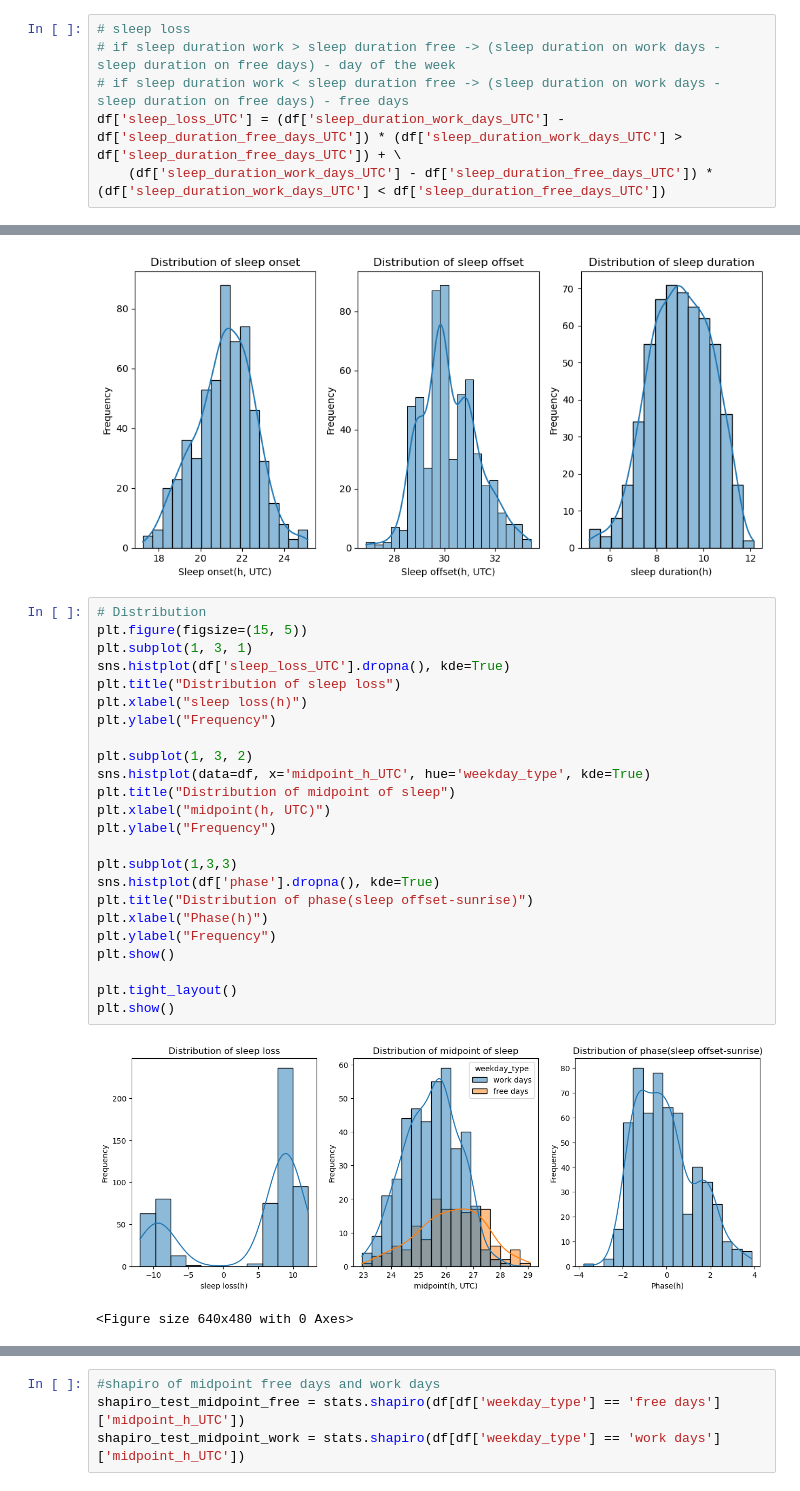
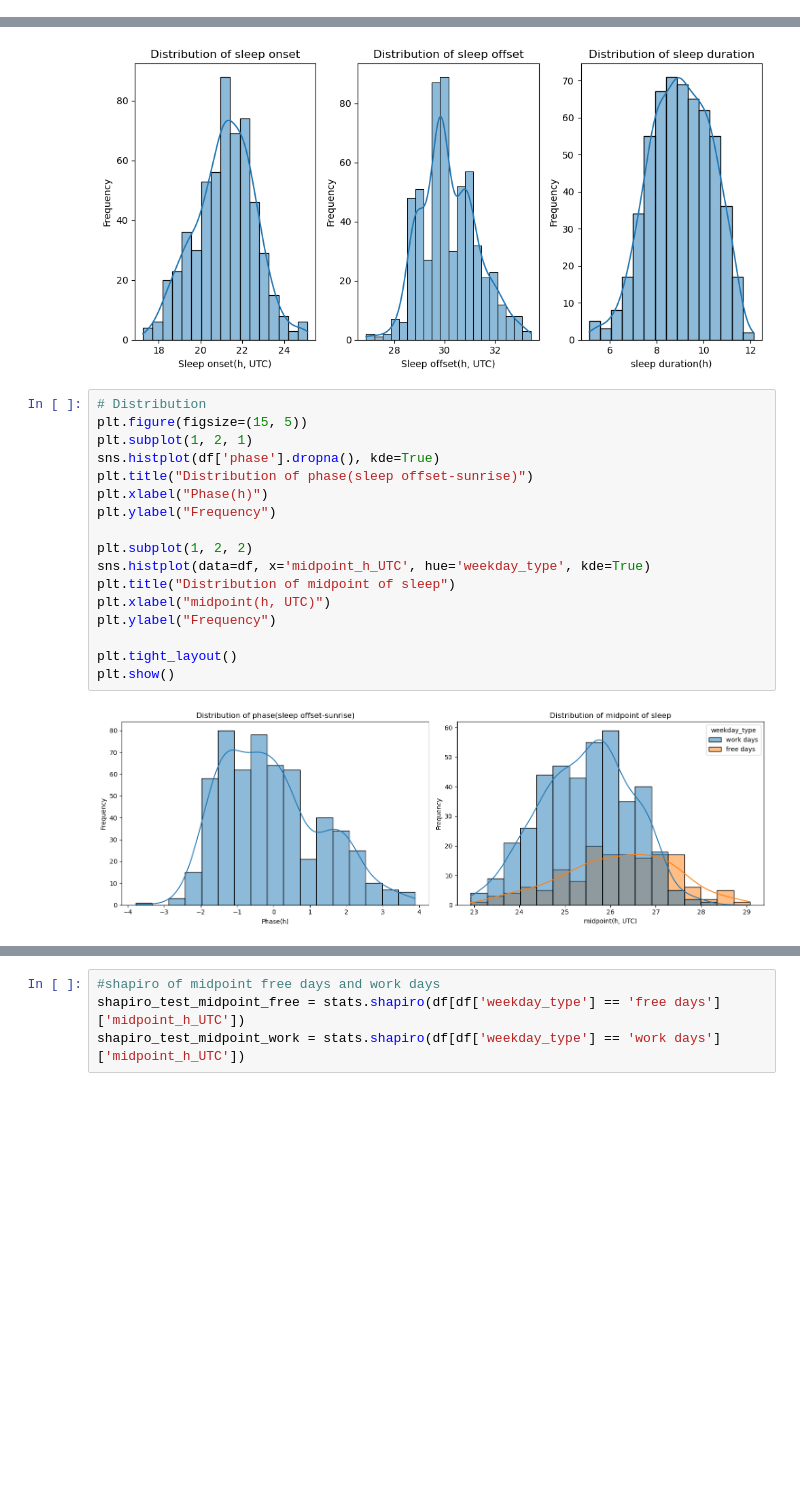
Before and after one commit to Gianluca-cnd/Case_report_uk_VS_ita, a Jupyter notebook: jetlag_UTC.ipynb, the cells around one changed output, grey strips where cells are left out. Saved outputs shown, nothing was run; the diff lists cells and outputs as text; blank space fills up the shorter version.

```diff
--- a/jetlag_UTC.ipynb
+++ b/jetlag_UTC.ipynb
@@ -58,12 +57,6 @@ df['weekday_type'] = df['weekday_type'].map({0: 'work days', 1: 'free days'})
 df['sleep_duration(h)_UTC'] = df['sleep_duration(h)_UTC'].astype(float)
 df['sleep_duration_work_days_UTC'] = df['sleep_duration(h)_UTC'] * (df['weekday_type'] == 'work days')
 df['sleep_duration_free_days_UTC'] = df['sleep_duration(h)_UTC'] * (df['weekday_type'] == 'free days')
-# %%
-# sleep loss
-# if sleep duration work > sleep duration free -> (sleep duration on work days - sleep duration on free days) - day of the week
-# if sleep duration work < sleep duration free -> (sleep duration on work days - sleep duration on free days) - free days
-df['sleep_loss_UTC'] = (df['sleep_duration_work_days_UTC'] - df['sleep_duration_free_days_UTC']) * (df['sleep_duration_work_days_UTC'] > df['sleep_duration_free_days_UTC']) + \
-    (df['sleep_duration_work_days_UTC'] - df['sleep_duration_free_days_UTC']) * (df['sleep_duration_work_days_UTC'] < df['sleep_duration_free_days_UTC'])
 # %%
 # filtered the midpoints by type of day of the week
 # new dataframe with only the midpoints of the work days/free days
@@ -168,30 +198,22 @@ plt.show()
 # %%
 # Distribution
 plt.figure(figsize=(15, 5))
-plt.subplot(1, 3, 1)
-sns.histplot(df['sleep_loss_UTC'].dropna(), kde=True)
-plt.title("Distribution of sleep loss")
-plt.xlabel("sleep loss(h)")
+plt.subplot(1, 2, 1)
+sns.histplot(df['phase'].dropna(), kde=True)
+plt.title("Distribution of phase(sleep offset-sunrise)")
+plt.xlabel("Phase(h)")
 plt.ylabel("Frequency")
 
-plt.subplot(1, 3, 2)
+plt.subplot(1, 2, 2)
 sns.histplot(data=df, x='midpoint_h_UTC', hue='weekday_type', kde=True)
 plt.title("Distribution of midpoint of sleep")
 plt.xlabel("midpoint(h, UTC)")
 plt.ylabel("Frequency")
 
-plt.subplot(1,3,3)
-sns.histplot(df['phase'].dropna(), kde=True)
-plt.title("Distribution of phase(sleep offset-sunrise)")
-plt.xlabel("Phase(h)")
-plt.ylabel("Frequency")
-plt.show()
-
 plt.tight_layout()
 plt.show()
 # %% [output]
-[figure, old version]
+[figure, new version]
-<Figure size 640x480 with 0 Axes>
 # %%
 # test normality of the data using Shapiro-Wilk test
 # H0: data is normally distributed
```
Also changed, not shown: parts of 105 cells of this notebook.
